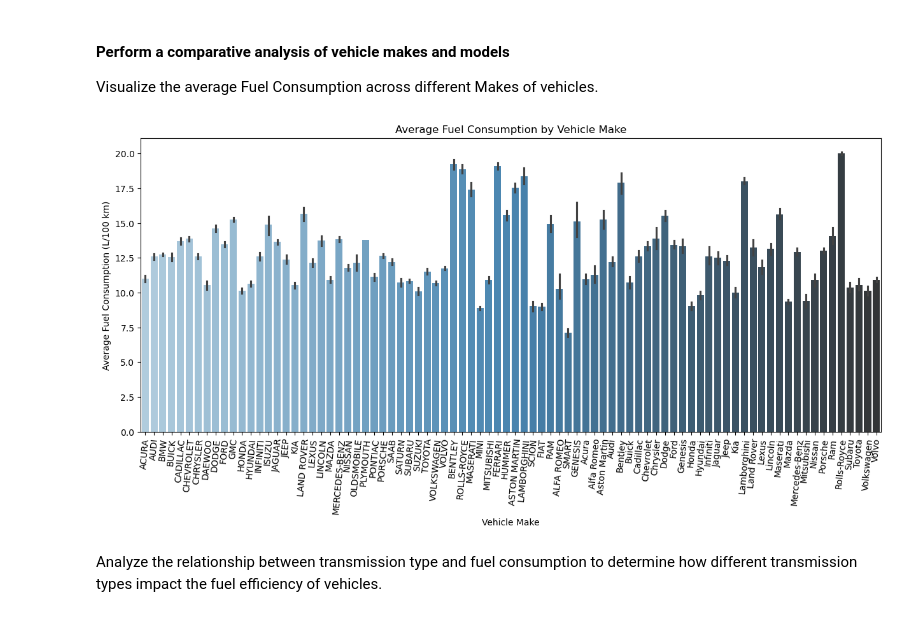
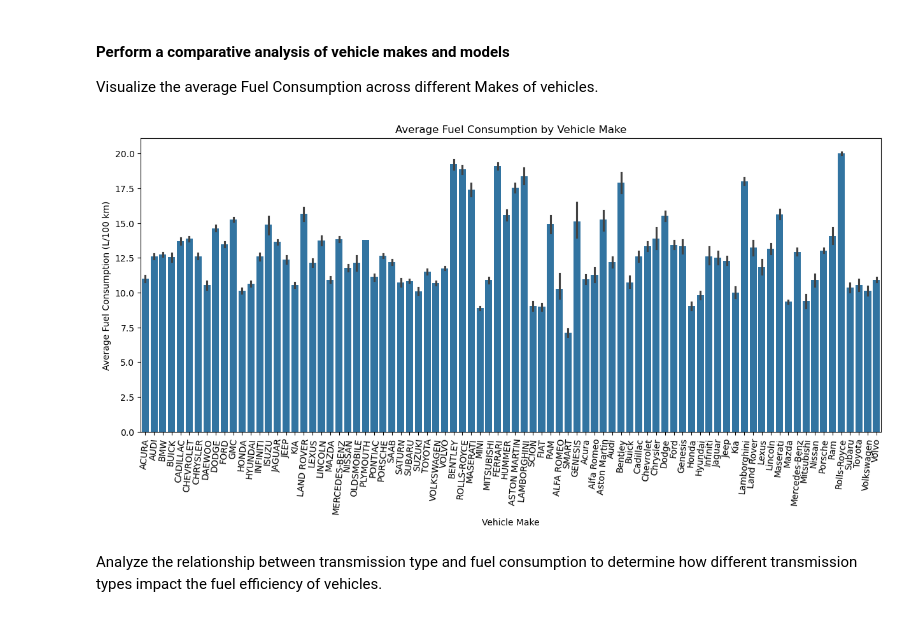
Before and after one commit to WambuiMunene/Phase2-Project_Group-4, a Jupyter notebook: Notebooks/Wanjiru.ipynb, the cells around one changed output. Saved outputs shown, nothing was run; the diff lists cells and outputs as text; code cells hidden in the pictures.

```diff
--- a/Notebooks/Wanjiru.ipynb
+++ b/Notebooks/Wanjiru.ipynb
@@ -367,14 +369,14 @@ Visualize the average Fuel Consumption across different Makes of vehicles.
 # %%
 # Ploting
 plt.figure(figsize=(15, 6))
-sns.barplot(x='Make', y='Fuel Consumption', data=df2, palette='Blues_d')
+sns.barplot(x='Make', y='Fuel Consumption', data=df2)
 plt.title('Average Fuel Consumption by Vehicle Make')
 plt.xlabel('Vehicle Make')
 plt.ylabel('Average Fuel Consumption (L/100 km)')
 plt.xticks(rotation=85)
 plt.show()
 # %% [output]
-[figure, old version]
+[figure, new version]
 # %% [markdown]
  Analyze the relationship between transmission type and fuel consumption to determine how different transmission types impact the fuel efficiency of vehicles.
 # %%
```
Also changed, not shown: parts of 20 cells of this notebook.
